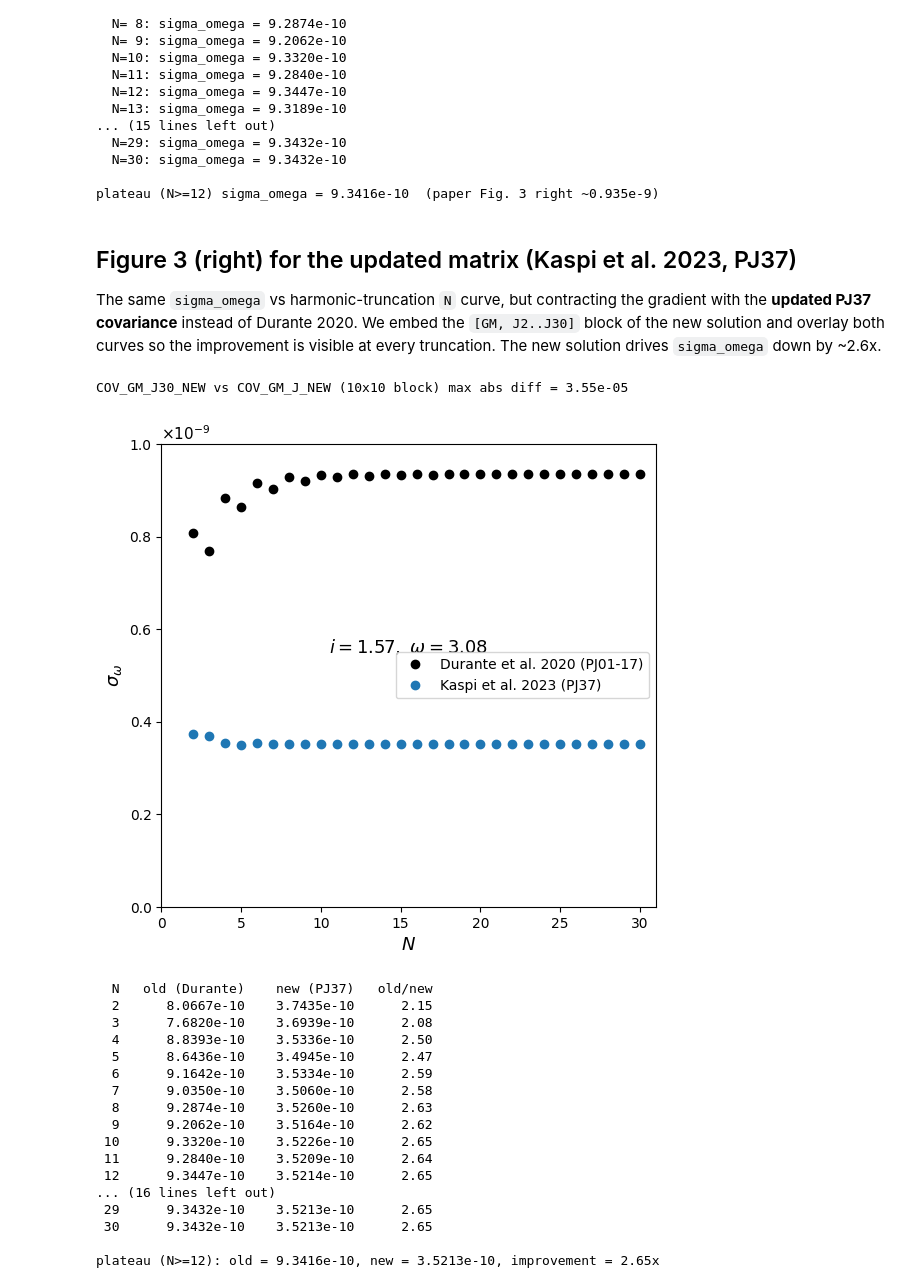
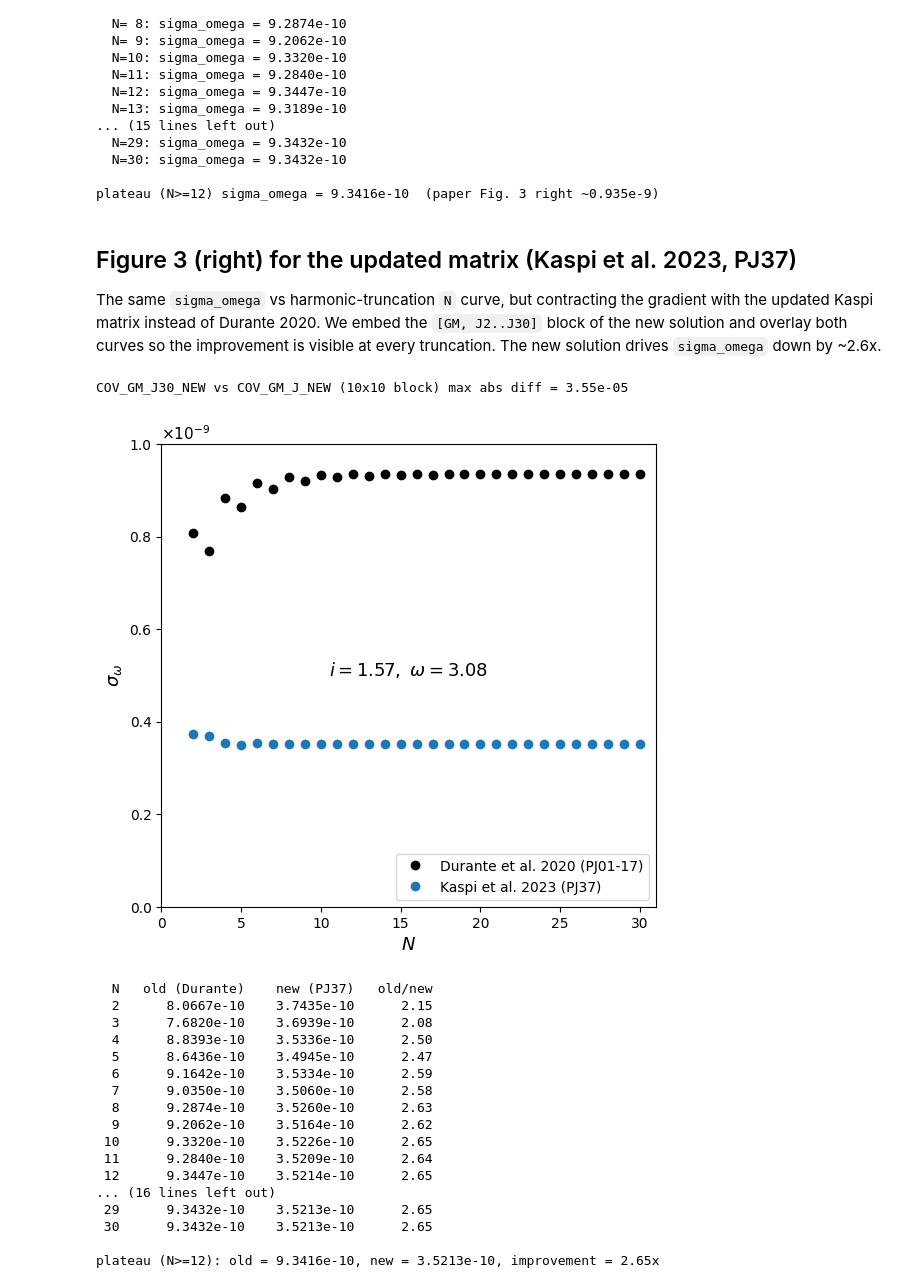
Before and after one commit to eiyer28/junofifthforce, a Jupyter notebook: juno_pipeline_comparison.ipynb, the cells around one changed output. Saved outputs shown, nothing was run; the diff lists cells and outputs as text; code cells hidden in the pictures.

```diff
--- a/juno_pipeline_comparison.ipynb
+++ b/juno_pipeline_comparison.ipynb
@@ -443,7 +443,7 @@ COV_GM_J30 = np.array([
 ])
 
 def gradient_vector_gauss(a, e, inc, omega, RJ, n_max):
-    """[d/dmu, d/dJ2, ..., d/dJ_nmax] with the zonal terms from the J_calc.nb Gauss model."""
+    """[d/dmu, d/dJ2, ..., d/dJ_nmax] with the zonal terms from the Gauss model."""
     grad = [domega_dmu(a, e)]
     for l in range(2, n_max + 1):
         grad.append(domega_dJl_gauss(l, a, e, inc, omega, RJ))
@@ -501,8 +501,7 @@ plateau (N>=12) sigma_omega = 9.3416e-10  (paper Fig. 3 right ~0.935e-9)
 ## Figure 3 (right) for the updated matrix (Kaspi et al. 2023, PJ37)
 
 The same `sigma_omega` vs harmonic-truncation `N` curve, but contracting the gradient
-with the **updated PJ37 covariance** instead of Durante 2020. We embed the
-`[GM, J2..J30]` block of the new solution and overlay both curves so the improvement
-is visible at every truncation. The new solution drives `sigma_omega` down by ~2.6x.
+with the updated Kaspi matrix instead of Durante 2020. We embed the
+`[GM, J2..J30]` block of the new solution and overlay both curves so the improvement is visible at every truncation. The new solution drives `sigma_omega` down by ~2.6x.
 # %%
 # [GM, J2, ..., J30] block of the updated PJ37 solution (Kaspi et al. 2023),
@@ -551,31 +549,31 @@ print(f"COV_GM_J30_NEW vs COV_GM_J_NEW (10x10 block) max abs diff = "
 COV_GM_J30_NEW vs COV_GM_J_NEW (10x10 block) max abs diff = 3.55e-05
 # %%
 N = np.arange(2, 31)
-sig_old = np.array([sigma_omega_N(n) for n in N])       # Durante 2020 (defined earlier)
-sig_new = np.array([sigma_omega_N_new(n) for n in N])   # Kaspi 2023 (PJ37)
+sig_old = np.array([sigma_omega_N(n) for n in N]) # Durante
+sig_new = np.array([sigma_omega_N_new(n) for n in N]) # Kaspi
 
 fig, ax = plt.subplots(figsize=(5.8, 5.6))
 ax.plot(N, sig_old / 1e-9, "o", color="k",       ms=6, label="Durante et al. 2020 (PJ01-17)")
 ax.plot(N, sig_new / 1e-9, "o", color="#1f77b4", ms=6, label="Kaspi et al. 2023 (PJ37)")
 ax.set_xlim(0, 31)
 ax.set_ylim(0.0, 1.00)
 ax.set_xlabel(r"$N$", fontsize=13)
 ax.set_ylabel(r"$\sigma_\omega$", fontsize=13)
-ax.text(0.5, 0.55, rf"$i = {INC},\ \omega = {OMEGA}$",
+ax.text(0.5, 0.50, rf"$i = {INC},\ \omega = {OMEGA}$",
         transform=ax.transAxes, ha="center", fontsize=13)
 ax.text(0.0, 1.01, r"$\times 10^{-9}$", transform=ax.transAxes, fontsize=11)
-ax.legend(loc="center right", frameon=True)
+ax.legend(loc="lower right", frameon=True)
 fig.tight_layout()
 plt.show()
 
 print(f"{'N':>3} {'old (Durante)':>15} {'new (PJ37)':>13} {'old/new':>9}")
 for n, so, sn in zip(N, sig_old, sig_new):
     print(f"{n:>3} {so:15.4e} {sn:13.4e} {so/sn:9.2f}")
 print(f"\nplateau (N>=12): old = {sig_old[N>=12].mean():.4e}, "
       f"new = {sig_new[N>=12].mean():.4e}, improvement = "
       f"{sig_old[N>=12].mean()/sig_new[N>=12].mean():.2f}x")
 # %% [output]
-[figure, old version]
+[figure, new version]
   N   old (Durante)    new (PJ37)   old/new
   2      8.0667e-10    3.7435e-10      2.15
   3      7.6820e-10    3.6939e-10      2.08
```
Also changed, not shown: parts of 26 cells of this notebook, 28 other files.
